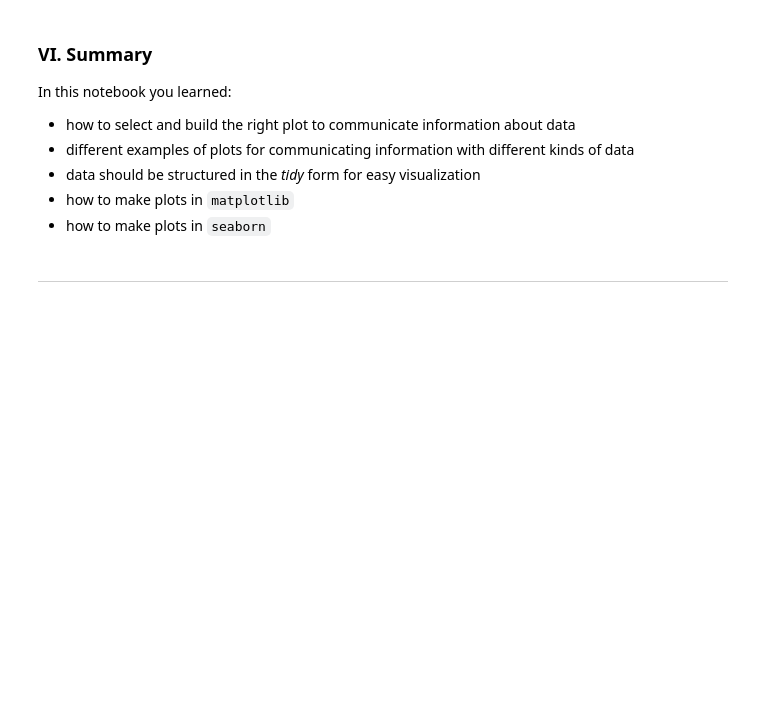
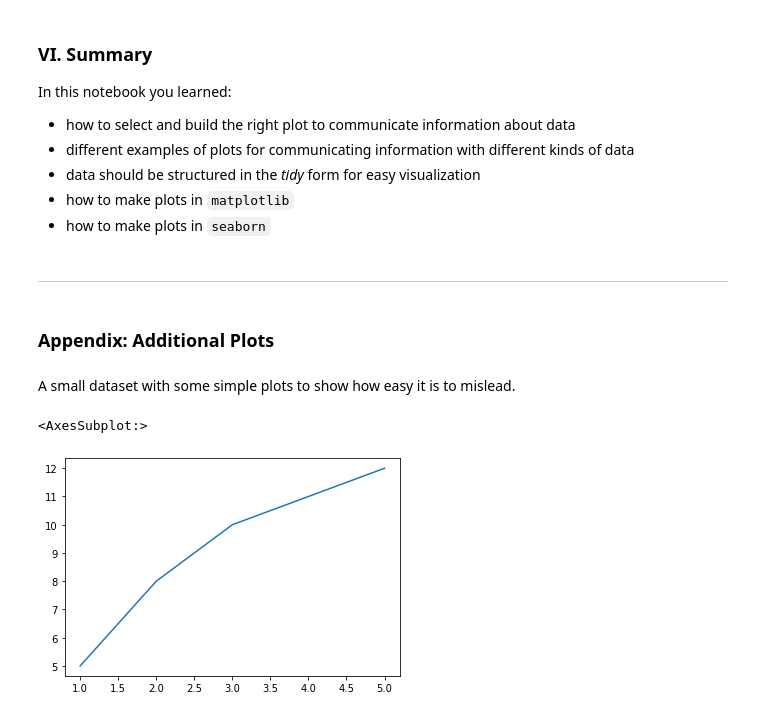
Before and after one commit to PredictioNN/intro_data_science_course, a Jupyter notebook: semester1/week_11_12_visualize_summarize/visualization.ipynb, the cells around one changed output. Cells and saved outputs as stored; diff of their text form; code cells hidden in the pictures; blank space fills up the shorter version.

```diff
--- a/semester1/week_11_12_visualize_summarize/visualization.ipynb
+++ b/semester1/week_11_12_visualize_summarize/visualization.ipynb
@@ -449,3 +449,14 @@ In this notebook you learned:
 - how to make plots in `seaborn`
 # %% [markdown]
 ---
+# %% [markdown]
+### Appendix: Additional Plots
+# %% [markdown]
+A small dataset with some simple plots to show how easy it is to mislead.
+# %%
+xval = [1, 2, 3, 5]
+yval = [ 5, 8, 10, 12]
+sns.lineplot(x=xval,y=yval)
+# %% [output]
+<AxesSubplot:>
+[figure, added]
```
Also changed, not shown: parts of 11 cells of this notebook.
